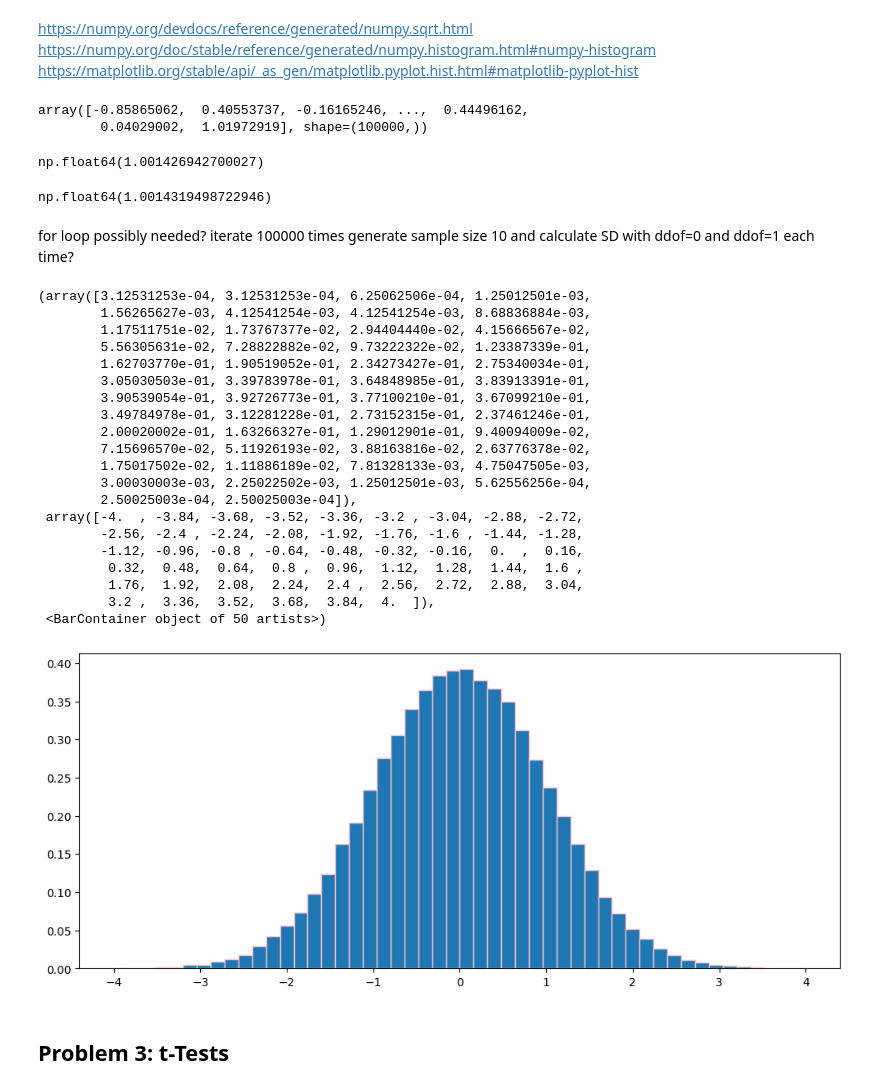
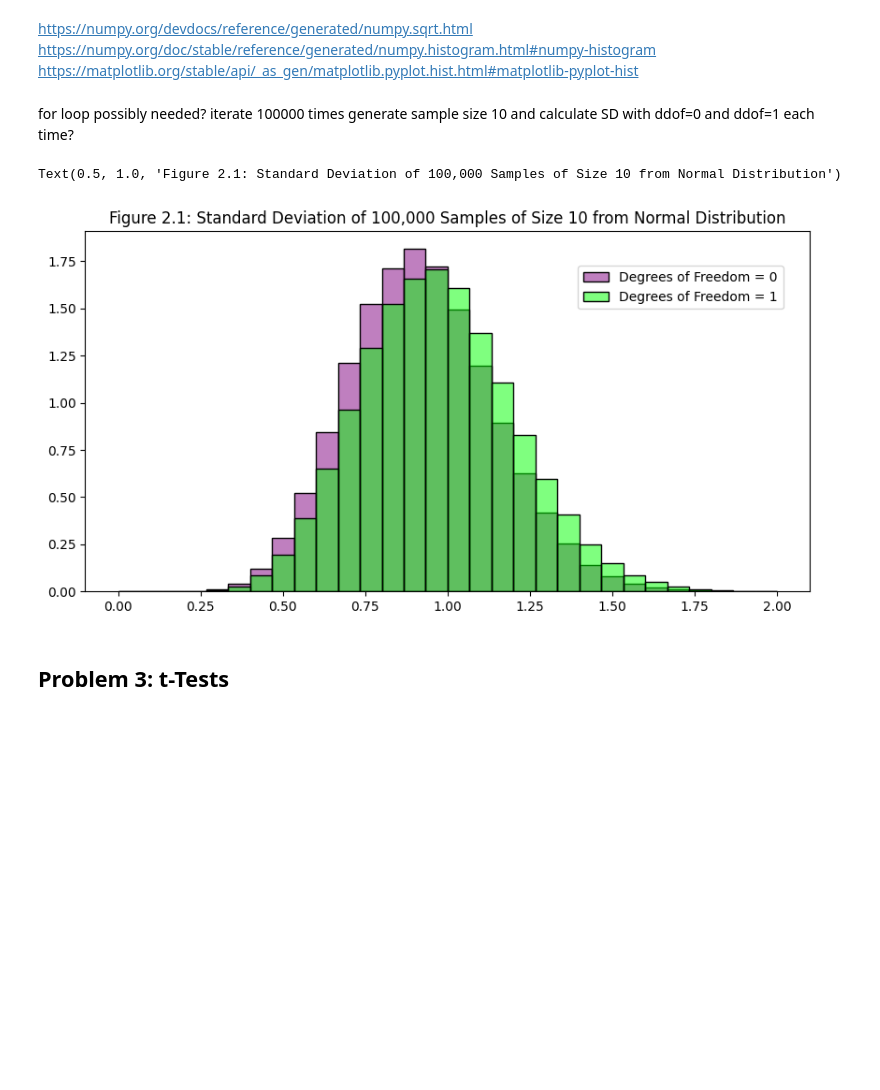
Before and after one commit to rayne-fall/applied_statistics, a Jupyter notebook: project.ipynb, the cells around one changed output. Cells and saved outputs as stored; diff of their text form; code cells hidden in the pictures; blank space fills up the shorter version.

Commit message:
implemented for loop and generated final plot for problem 2

```diff
--- a/project.ipynb
+++ b/project.ipynb
@@ -186,48 +182,29 @@ https://matplotlib.org/stable/api/_as_gen/matplotlib.pyplot.hist.html#matplotlib
-# %%
-# https://numpy.org/doc/stable/reference/random/generated/numpy.random.normal.html
-samples=np.random.normal(size=100000)
-samples
-# %% [output]
-array([-0.85865062,  0.40553737, -0.16165246, ...,  0.44496162,
-        0.04029002,  1.01972919], shape=(100000,))
-# %%
-# https://numpy.org/doc/2.1/reference/generated/numpy.std.html
-samples_ddof0 = np.std(samples, ddof=0)
-samples_ddof0
-# %% [output]
-np.float64(1.001426942700027)
-# %%
-samples_ddof1 = np.std(samples, ddof=1)
-samples_ddof1
-# %% [output]
-np.float64(1.0014319498722946)
 # %% [markdown]
 for loop possibly needed? iterate 100000 times generate sample size 10 and calculate SD with ddof=0 and ddof=1 each time?
+# %%
+ddof0=[]
+ddof1=[]
+# https://wiki.python.org/moin/ForLoop
+for s in range(0,100000): #run loop 100,000 times
+    # generate sample of size 10
+    samples=np.random.normal(size=10)
+    # calculate standard deviation with ddof=0
+    samples_ddof0=np.std(samples,ddof=0)
+    # calculate standard deviation with ddof=1
+    samples_ddof1=np.std(samples,ddof=1)
+    # add standard deviation values to ddof0 and ddof1
+    ddof0.append(samples_ddof0)
+    ddof1.append(samples_ddof1)
 # %%
-fig,ax=plt.subplots(figsize=(12,5))
-ax.hist(samples, edgecolor='pink', density=True, bins=np.linspace(-4, 4, 51))
+fig,ax=plt.subplots(figsize=(10,5))
+# transparent bars: https://stackoverflow.com/questions/28398200/plotting-transparent-histogram-with-non-transparent-edge
+ax.hist(ddof0, edgecolor='black', density=True, bins=np.linspace(0, 2, 31), fc=(0.5,0,0.5,0.5), label='Degrees of Freedom = 0')
+ax.hist(ddof1, edgecolor='black', density=True, bins=np.linspace(0,2,31), fc=(0,1,0,0.5), label='Degrees of Freedom = 1')
+fig.legend(borderaxespad=5) # keep legend inside plot: https://stackoverflow.com/questions/57926148/how-to-keep-legends-inside-plot
+ax.set_title('Figure 2.1: Standard Deviation of 100,000 Samples of Size 10 from Normal Distribution')
 # %% [output]
-(array([3.12531253e-04, 3.12531253e-04, 6.25062506e-04, 1.25012501e-03,
-        1.56265627e-03, 4.12541254e-03, 4.12541254e-03, 8.68836884e-03,
-        1.17511751e-02, 1.73767377e-02, 2.94404440e-02, 4.15666567e-02,
-        5.56305631e-02, 7.28822882e-02, 9.73222322e-02, 1.23387339e-01,
-        1.62703770e-01, 1.90519052e-01, 2.34273427e-01, 2.75340034e-01,
-        3.05030503e-01, 3.39783978e-01, 3.64848985e-01, 3.83913391e-01,
-        3.90539054e-01, 3.92726773e-01, 3.77100210e-01, 3.67099210e-01,
-        3.49784978e-01, 3.12281228e-01, 2.73152315e-01, 2.37461246e-01,
-        2.00020002e-01, 1.63266327e-01, 1.29012901e-01, 9.40094009e-02,
-        7.15696570e-02, 5.11926193e-02, 3.88163816e-02, 2.63776378e-02,
-        1.75017502e-02, 1.11886189e-02, 7.81328133e-03, 4.75047505e-03,
-        3.00030003e-03, 2.25022502e-03, 1.25012501e-03, 5.62556256e-04,
-        2.50025003e-04, 2.50025003e-04]),
- array([-4.  , -3.84, -3.68, -3.52, -3.36, -3.2 , -3.04, -2.88, -2.72,
-        -2.56, -2.4 , -2.24, -2.08, -1.92, -1.76, -1.6 , -1.44, -1.28,
-        -1.12, -0.96, -0.8 , -0.64, -0.48, -0.32, -0.16,  0.  ,  0.16,
-         0.32,  0.48,  0.64,  0.8 ,  0.96,  1.12,  1.28,  1.44,  1.6 ,
-         1.76,  1.92,  2.08,  2.24,  2.4 ,  2.56,  2.72,  2.88,  3.04,
-         3.2 ,  3.36,  3.52,  3.68,  3.84,  4.  ]),
- <BarContainer object of 50 artists>)
+Text(0.5, 1.0, 'Figure 2.1: Standard Deviation of 100,000 Samples of Size 10 from Normal Distribution')
-[figure, old version]
+[figure, new version]
 # %% [markdown]
 ## Problem 3: t-Tests
 # %% [markdown]
```
Also changed, not shown: parts of 4 cells of this notebook, 1 other file.
